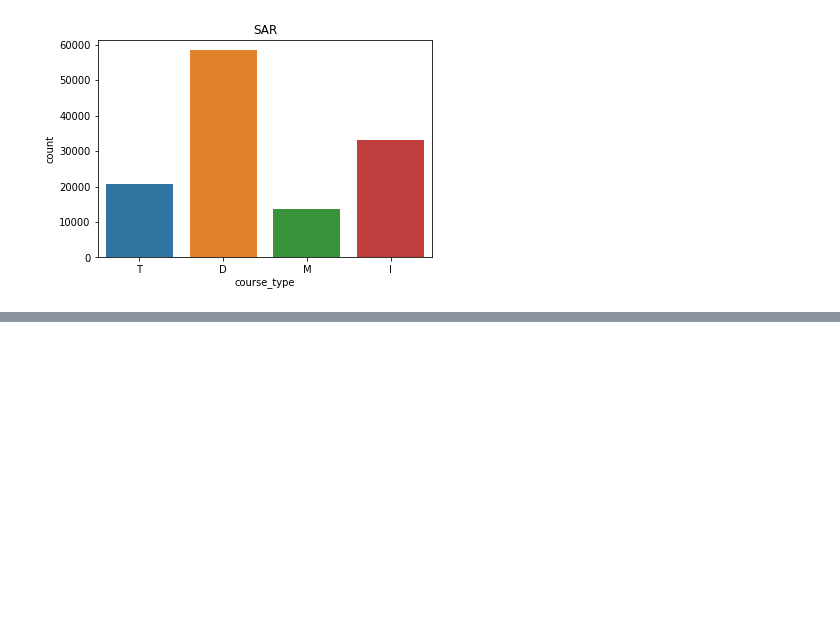
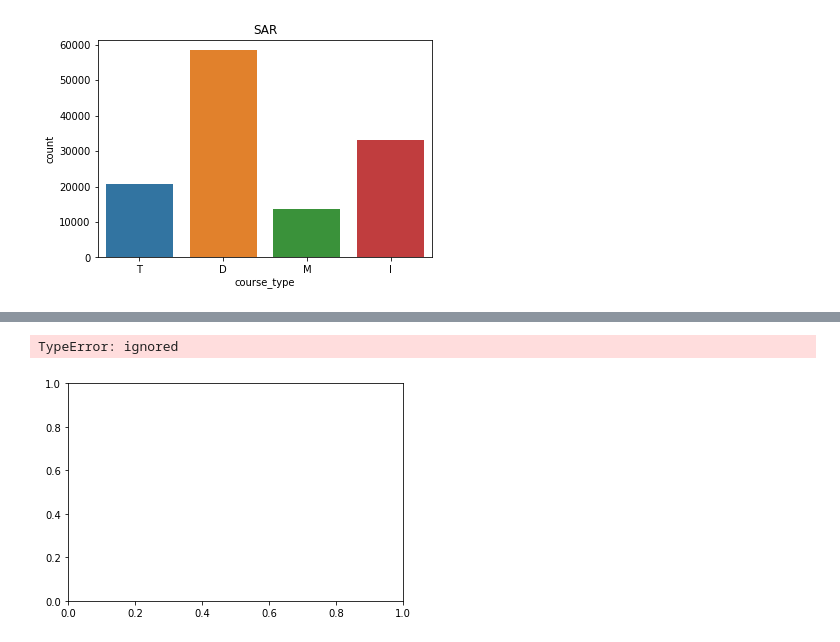
Before and after one commit to satishgc227/Problem-statement-1-of-Horses, a Jupyter notebook: Problem_statement_1_of_NYRA_.ipynb, the cells around one changed output, grey strips where cells are left out. Drawn from its saved outputs; the diff is of its cells as text; code cells hidden in the pictures; blank space fills up the shorter version.

```diff
--- a/Problem_statement_1_of_NYRA_.ipynb
+++ b/Problem_statement_1_of_NYRA_.ipynb
@@ -90,0 +101,5 @@ ValueError: ignored
+# %%
+df.boxplot(x='weight_carried\xa0')
+# %% [output]
+TypeError: ignored
+[figure, added]
```
Also changed, not shown: parts of 1 cell of this notebook.
